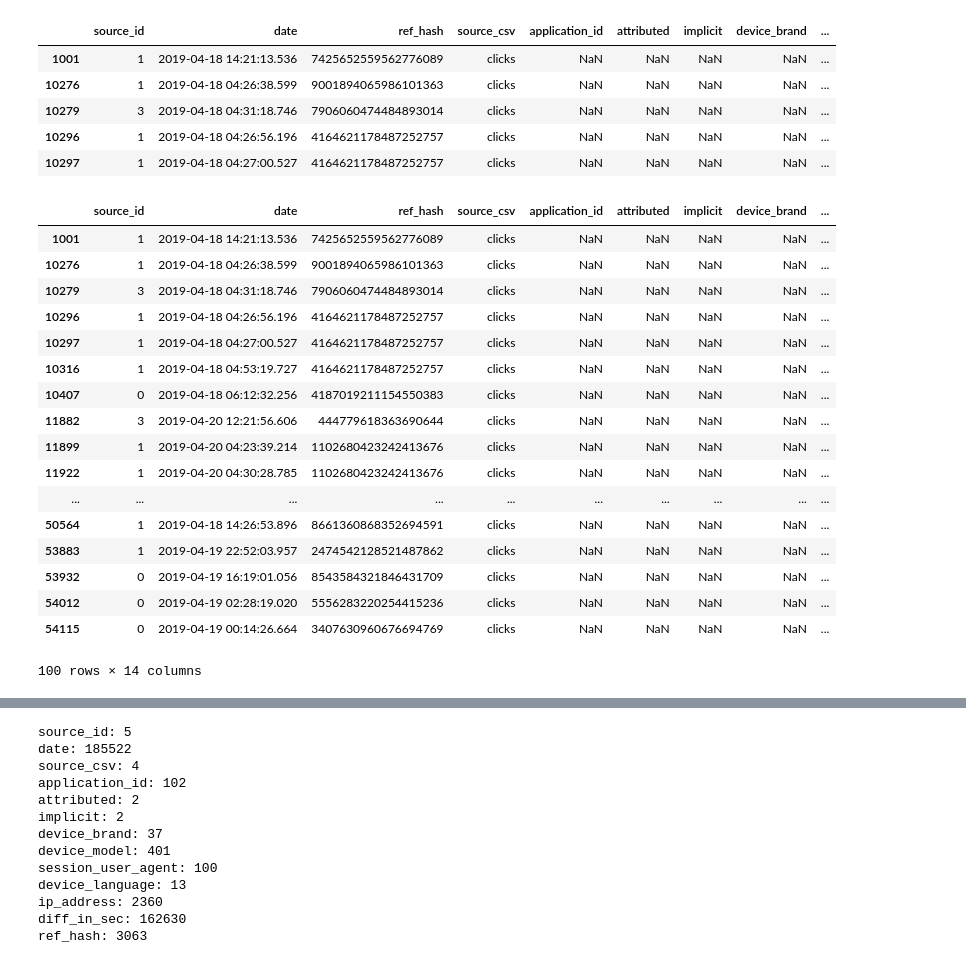
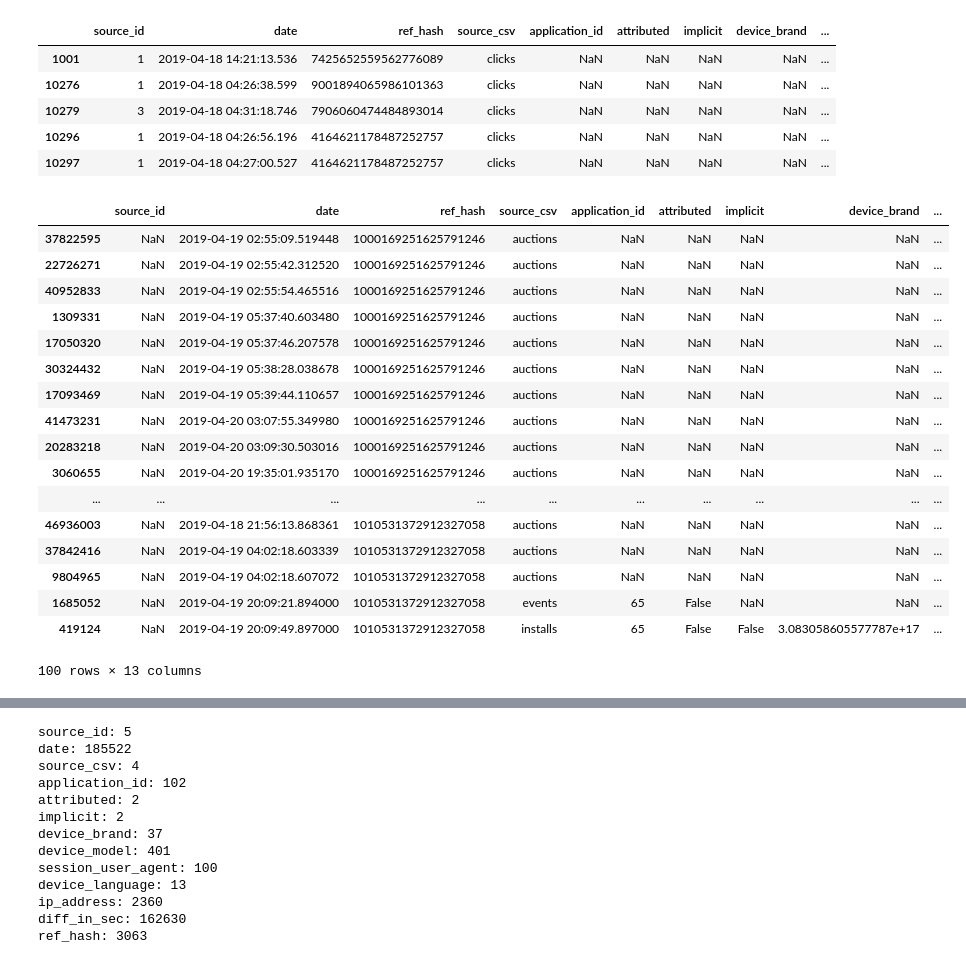
Before and after one commit to rozanecm/7506_tp2_1c2019, a Jupyter notebook: notebooks/My nb by mr.ipynb, the cells around one changed output, grey strips where cells are left out. Cells and saved outputs as stored; diff of their text form; code cells hidden in the pictures.

```diff
--- a/notebooks/My nb by mr.ipynb
+++ b/notebooks/My nb by mr.ipynb
@@ -240,6 +240,8 @@ def col_to_bool(df, cols):
 def get_time_to_event_of_interest(df, source_of_interest):
     asdf = df
 
+    asdf = asdf.sort_values(['ref_hash','date'])
+
     asdf['timestamp_of_next_occurrence'] = asdf['date']
     asdf.loc[asdf['source_csv'] != source_of_interest, 'timestamp_of_next_occurrence'] = np.nan
 
@@ -732,23 +734,23 @@ appended.head()
 # %%
 appended = get_time_to_event_of_interest(appended, "auctions")
 # %%
-asdf.head(100)
+appended.head(100)
 # %% [output]
 |  | source_id | date | ref_hash | source_csv | application_id | attributed | implicit | device_brand | ... |
-| 1001 | 1 | 2019-04-18 14:21:13.536 | 7425652559562776089 | clicks | NaN | NaN | NaN | NaN | ... |
-| 10276 | 1 | 2019-04-18 04:26:38.599 | 9001894065986101363 | clicks | NaN | NaN | NaN | NaN | ... |
-| 10279 | 3 | 2019-04-18 04:31:18.746 | 7906060474484893014 | clicks | NaN | NaN | NaN | NaN | ... |
-| 10296 | 1 | 2019-04-18 04:26:56.196 | 4164621178487252757 | clicks | NaN | NaN | NaN | NaN | ... |
-| 10297 | 1 | 2019-04-18 04:27:00.527 | 4164621178487252757 | clicks | NaN | NaN | NaN | NaN | ... |
-| 10316 | 1 | 2019-04-18 04:53:19.727 | 4164621178487252757 | clicks | NaN | NaN | NaN | NaN | ... |
-| 10407 | 0 | 2019-04-18 06:12:32.256 | 4187019211154550383 | clicks | NaN | NaN | NaN | NaN | ... |
-| 11882 | 3 | 2019-04-20 12:21:56.606 | 444779618363690644 | clicks | NaN | NaN | NaN | NaN | ... |
-| 11899 | 1 | 2019-04-20 04:23:39.214 | 1102680423242413676 | clicks | NaN | NaN | NaN | NaN | ... |
-| 11922 | 1 | 2019-04-20 04:30:28.785 | 1102680423242413676 | clicks | NaN | NaN | NaN | NaN | ... |
+| 37822595 | NaN | 2019-04-19 02:55:09.519448 | 1000169251625791246 | auctions | NaN | NaN | NaN | NaN | ... |
+| 22726271 | NaN | 2019-04-19 02:55:42.312520 | 1000169251625791246 | auctions | NaN | NaN | NaN | NaN | ... |
+| 40952833 | NaN | 2019-04-19 02:55:54.465516 | 1000169251625791246 | auctions | NaN | NaN | NaN | NaN | ... |
+| 1309331 | NaN | 2019-04-19 05:37:40.603480 | 1000169251625791246 | auctions | NaN | NaN | NaN | NaN | ... |
+| 17050320 | NaN | 2019-04-19 05:37:46.207578 | 1000169251625791246 | auctions | NaN | NaN | NaN | NaN | ... |
+| 30324432 | NaN | 2019-04-19 05:38:28.038678 | 1000169251625791246 | auctions | NaN | NaN | NaN | NaN | ... |
+| 17093469 | NaN | 2019-04-19 05:39:44.110657 | 1000169251625791246 | auctions | NaN | NaN | NaN | NaN | ... |
+| 41473231 | NaN | 2019-04-20 03:07:55.349980 | 1000169251625791246 | auctions | NaN | NaN | NaN | NaN | ... |
+| 20283218 | NaN | 2019-04-20 03:09:30.503016 | 1000169251625791246 | auctions | NaN | NaN | NaN | NaN | ... |
+| 3060655 | NaN | 2019-04-20 19:35:01.935170 | 1000169251625791246 | auctions | NaN | NaN | NaN | NaN | ... |
 | ... | ... | ... | ... | ... | ... | ... | ... | ... | ... |
-| 50564 | 1 | 2019-04-18 14:26:53.896 | 8661360868352694591 | clicks | NaN | NaN | NaN | NaN | ... |
-| 53883 | 1 | 2019-04-19 22:52:03.957 | 2474542128521487862 | clicks | NaN | NaN | NaN | NaN | ... |
-| 53932 | 0 | 2019-04-19 16:19:01.056 | 8543584321846431709 | clicks | NaN | NaN | NaN | NaN | ... |
-| 54012 | 0 | 2019-04-19 02:28:19.020 | 5556283220254415236 | clicks | NaN | NaN | NaN | NaN | ... |
-| 54115 | 0 | 2019-04-19 00:14:26.664 | 3407630960676694769 | clicks | NaN | NaN | NaN | NaN | ... |
+| 46936003 | NaN | 2019-04-18 21:56:13.868361 | 1010531372912327058 | auctions | NaN | NaN | NaN | NaN | ... |
+| 37842416 | NaN | 2019-04-19 04:02:18.603339 | 1010531372912327058 | auctions | NaN | NaN | NaN | NaN | ... |
+| 9804965 | NaN | 2019-04-19 04:02:18.607072 | 1010531372912327058 | auctions | NaN | NaN | NaN | NaN | ... |
+| 1685052 | NaN | 2019-04-19 20:09:21.894000 | 1010531372912327058 | events | 65 | False | NaN | NaN | ... |
+| 419124 | NaN | 2019-04-19 20:09:49.897000 | 1010531372912327058 | installs | 65 | False | False | 3.083058605577787e+17 | ... |
-100 rows × 14 columns
+100 rows × 13 columns
```
Also changed, not shown: parts of 3 cells of this notebook.
